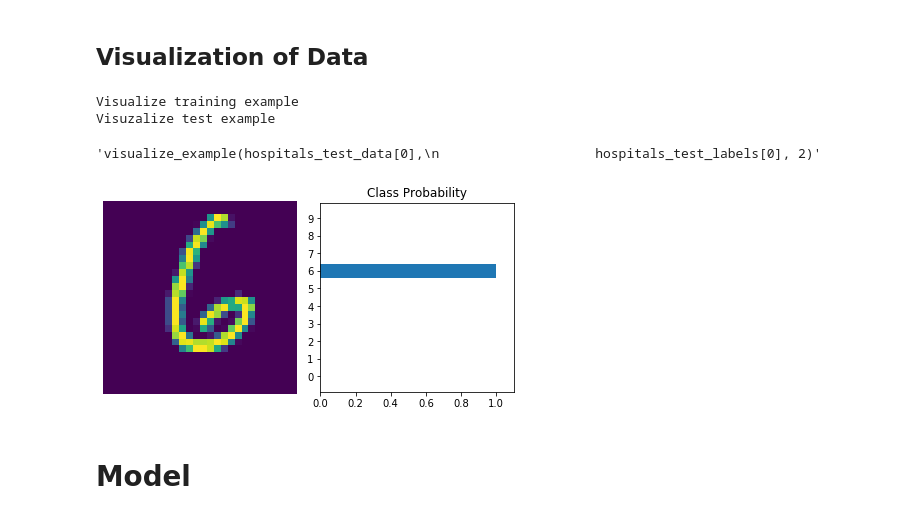
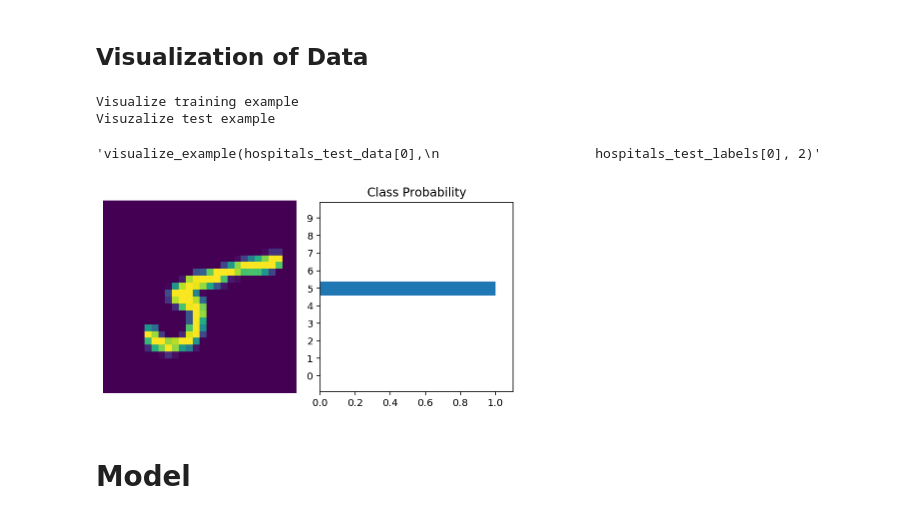
Before and after one commit to Psychofun/60daysofudacity, a Jupyter notebook: Section 1 - Differential Privacy.ipynb, the cells around one changed output. Drawn from its saved outputs; the diff is of its cells as text; code cells hidden in the pictures.

```diff
--- a/Section 1 - Differential Privacy.ipynb
+++ b/Section 1 - Differential Privacy.ipynb
@@ -779,16 +775,16 @@ def visualize_example(images,labels,index = 0):
 # %%
 
 print("Visualize training example")
 visualize_example(workers_train_data[0],
-                    workers_train_targets[0], 32)
+                    workers_train_targets[0], 65)
 print("Visuzalize test example")
 """visualize_example(hospitals_test_data[0],
                     hospitals_test_labels[0], 2)"""
 # %% [output]
 Visualize training example
 Visuzalize test example
 'visualize_example(hospitals_test_data[0],\n                    hospitals_test_labels[0], 2)'
-[figure, old version]
+[figure, new version]
 # %% [markdown]
 # Model
 # %%
```
Also changed, not shown: parts of 29 cells of this notebook.
